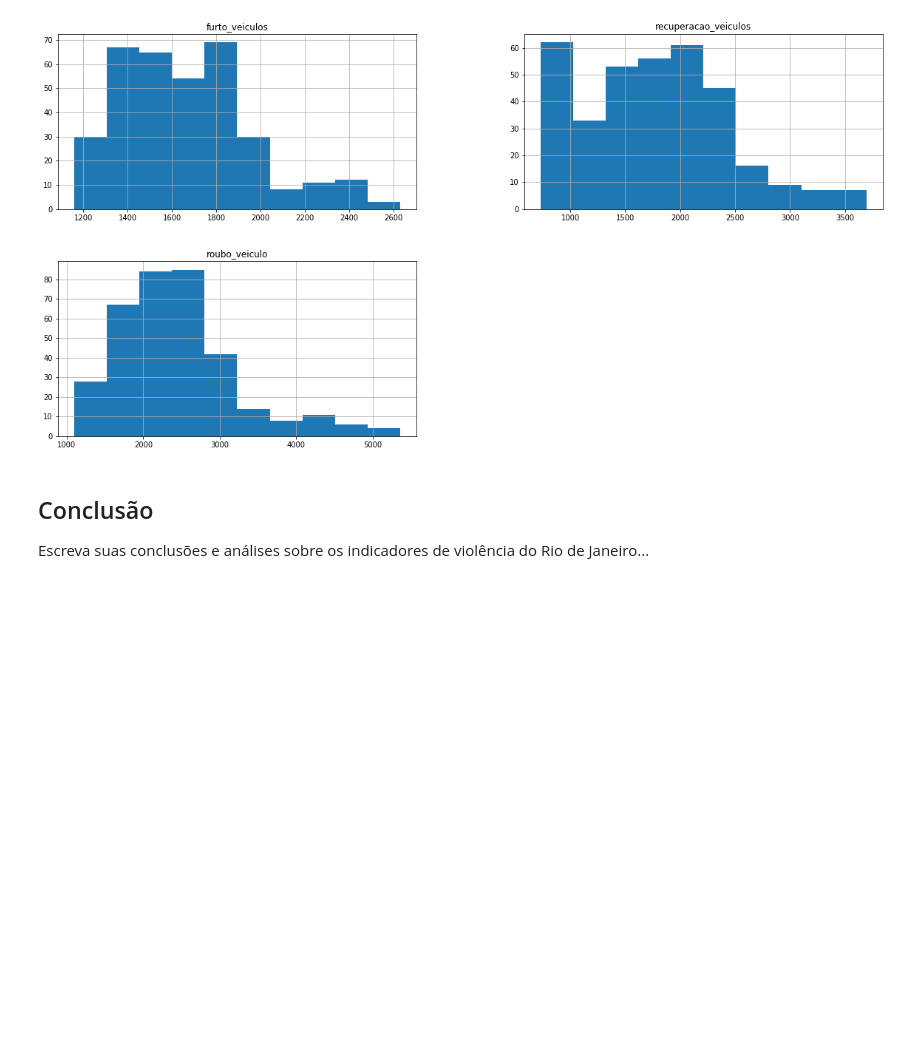
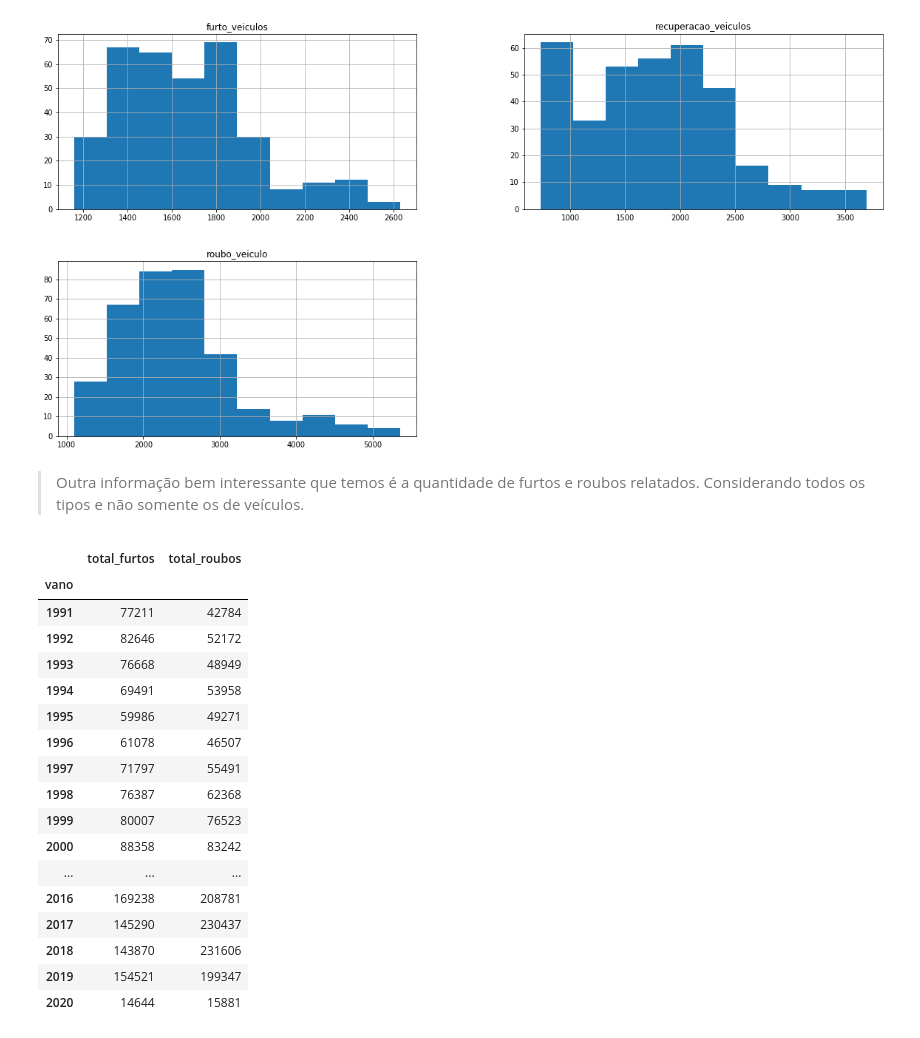
Before and after one commit to DouglasFrancoDS/Data_Sciense, a Jupyter notebook: PROJETO_Analisando_a_Violência_no_Rio_de_Janeirob.ipynb, the cells around one changed output. Saved outputs shown, nothing was run; the diff lists cells and outputs as text; code cells hidden in the pictures; blank space fills up the shorter version.

```diff
--- a/PROJETO_Analisando_a_Violência_no_Rio_de_Janeirob.ipynb
+++ b/PROJETO_Analisando_a_Violência_no_Rio_de_Janeirob.ipynb
@@ -189,7 +189,27 @@ newdf2.plot(figsize=(20,5));
 df[['roubo_veiculo','furto_veiculos', 'recuperacao_veiculos']].hist(figsize=(20,10));
 # %% [output]
 [figure]
-# %% [markdown]
-## Conclusão
-
-Escreva suas conclusões e análises sobre os indicadores de violência do Rio de Janeiro...
+# %% [markdown]
+> Outra informação bem interessante que temos é a quantidade de furtos e roubos relatados. Considerando todos os tipos e não somente os de veículos.
+# %%
+total_furtos_roubos = pd.DataFrame(newdf, columns=['total_furtos','total_roubos']);
+total_furtos_roubos.head(total_furtos_roubos.shape[0])
+# %% [output]
+|  | total_furtos | total_roubos |
+| vano |  |  |
+| 1991 | 77211 | 42784 |
+| 1992 | 82646 | 52172 |
+| 1993 | 76668 | 48949 |
+| 1994 | 69491 | 53958 |
+| 1995 | 59986 | 49271 |
+| 1996 | 61078 | 46507 |
+| 1997 | 71797 | 55491 |
+| 1998 | 76387 | 62368 |
+| 1999 | 80007 | 76523 |
+| 2000 | 88358 | 83242 |
+| ... | ... | ... |
+| 2016 | 169238 | 208781 |
+| 2017 | 145290 | 230437 |
+| 2018 | 143870 | 231606 |
+| 2019 | 154521 | 199347 |
+| 2020 | 14644 | 15881 |
```
Also changed, not shown: parts of 5 cells of this notebook.
